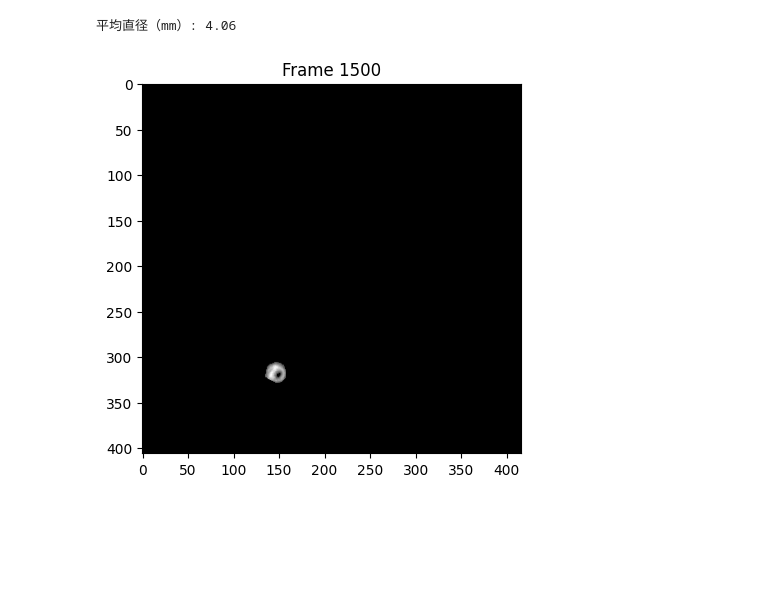
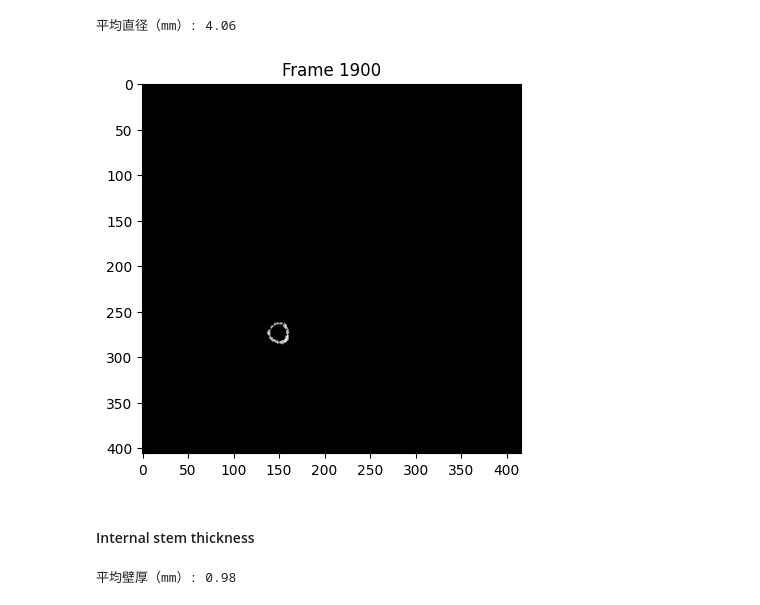
Before and after one commit to codingzilin/barley-straw, a Jupyter notebook: analyse-straw.ipynb, the cells around one changed output. Saved outputs shown, nothing was run; the diff lists cells and outputs as text; code cells hidden in the pictures; blank space fills up the shorter version.

Commit message:
add code to calculate the ave wall thickness value for straw

```diff
--- a/analyse-straw.ipynb
+++ b/analyse-straw.ipynb
@@ -939,23 +939,85 @@ print(f"平均直径（mm）: {np.mean(diameters_mm):.2f}")
 # %%
 import matplotlib.pyplot as plt
 import tifffile
 
 # 读取 tiff 文件并设置帧范围
 stack = tifffile.imread("/Users/harrysong/Desktop/agriculture/tiff/020150.tiff")
 start_frame = 1496
 end_frame = 2597
 
 # 显示第 i 帧和其检测结果
-i = 1500  # 设置在范围内的帧号
+i = 1900  # 设置在范围内的帧号
 i = min(max(i, start_frame), end_frame)
 frame = stack[i]
 
 # 用 CLAHE + 轮廓方法检测
 # ...略...
 # cv2.circle(result, center, radius, (255,0,0), 2)
 
 plt.imshow(frame, cmap='gray')
 plt.title(f"Frame {i}")
 plt.show()
 # %% [output]
-[figure, old version]
+[figure, new version]
+# %% [markdown]
+#### Internal stem thickness
+# %%
+import cv2
+import numpy as np
+wall_thicknesses = []
+pixel_spacing = 0.084  # mm per pixel
+stack = tifffile.imread("/Users/harrysong/Desktop/agriculture/tiff/020150.tiff")
+for i in range(1600, 1900 + 1):
+    frame = stack[i]
+
+    # CLAHE增强
+    clahe = cv2.createCLAHE(clipLimit=2.0, tileGridSize=(8,8))
+    enhanced = clahe.apply(frame)
+
+    # 二值化
+    _, binary = cv2.threshold(enhanced, 0, 255, cv2.THRESH_BINARY + cv2.THRESH_OTSU)
+    # 确保是单通道
+    if len(binary.shape) == 3:
+        binary = cv2.cvtColor(binary, cv2.COLOR_BGR2GRAY)
+    # 确保是uint8类型
+    binary = binary.astype(np.uint8)
+    # 查找轮廓
+    contours, _ = cv2.findContours(binary, cv2.RETR_EXTERNAL, cv2.CHAIN_APPROX_SIMPLE)
+    if len(contours) < 1:
+        continue
+
+    # 找外轮廓（最大面积）
+    outer = max(contours, key=cv2.contourArea)
+    (_, _), outer_radius = cv2.minEnclosingCircle(outer)
+
+    # 反转图像寻找内孔（黑色区域）
+    binary_inv = cv2.bitwise_not(binary)
+    inner_contours, _ = cv2.findContours(binary_inv, cv2.RETR_EXTERNAL, cv2.CHAIN_APPROX_SIMPLE)
+
+    # 过滤掉面积过小和在边界上的区域，只保留在外轮廓内部的
+    inner_candidates = []
+    for cnt in inner_contours:
+        if cv2.contourArea(cnt) > 100:
+            # 取轮廓中心
+            M = cv2.moments(cnt)
+            if M["m00"] == 0:
+                continue
+            cx = int(M["m10"] / M["m00"])
+            cy = int(M["m01"] / M["m00"])
+            # 判断中心点是否在外轮廓内
+            if cv2.pointPolygonTest(outer, (cx, cy), False) > 0:
+                inner_candidates.append(cnt)
+    if inner_candidates:
+        inner = max(inner_candidates, key=cv2.contourArea)
+        (_, _), inner_radius = cv2.minEnclosingCircle(inner)
+    else:
+        inner_radius = 0
+
+    wall_thickness = outer_radius - inner_radius
+    wall_thicknesses.append(wall_thickness)
+
+# 换算为毫米
+wall_thicknesses_mm = [t * pixel_spacing for t in wall_thicknesses]
+print(f"平均壁厚（mm）: {np.mean(wall_thicknesses_mm):.2f}")
+# %% [output]
+平均壁厚（mm）: 0.98
```
